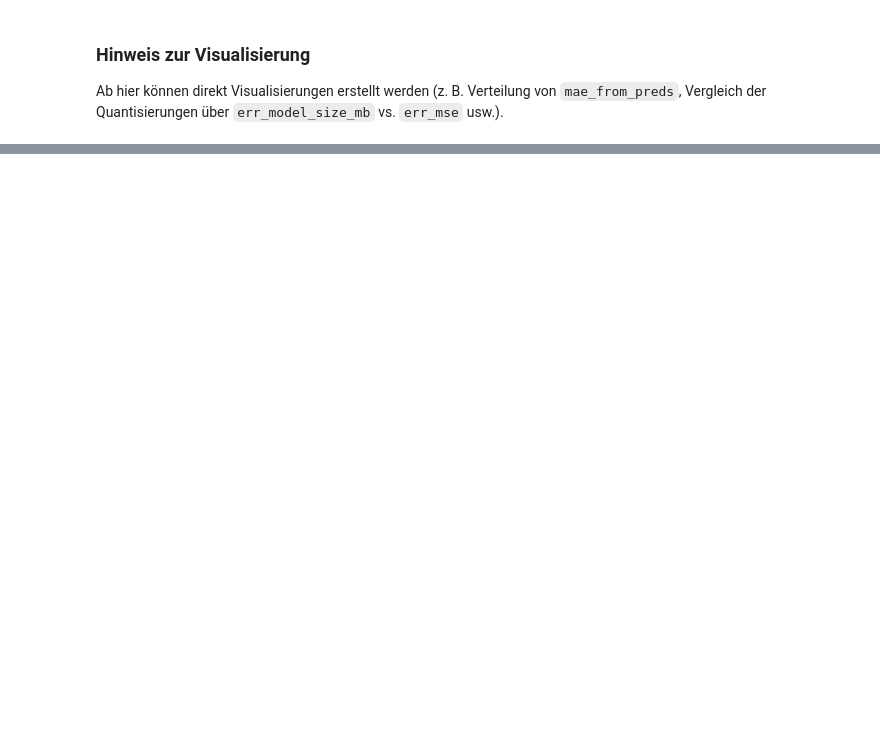
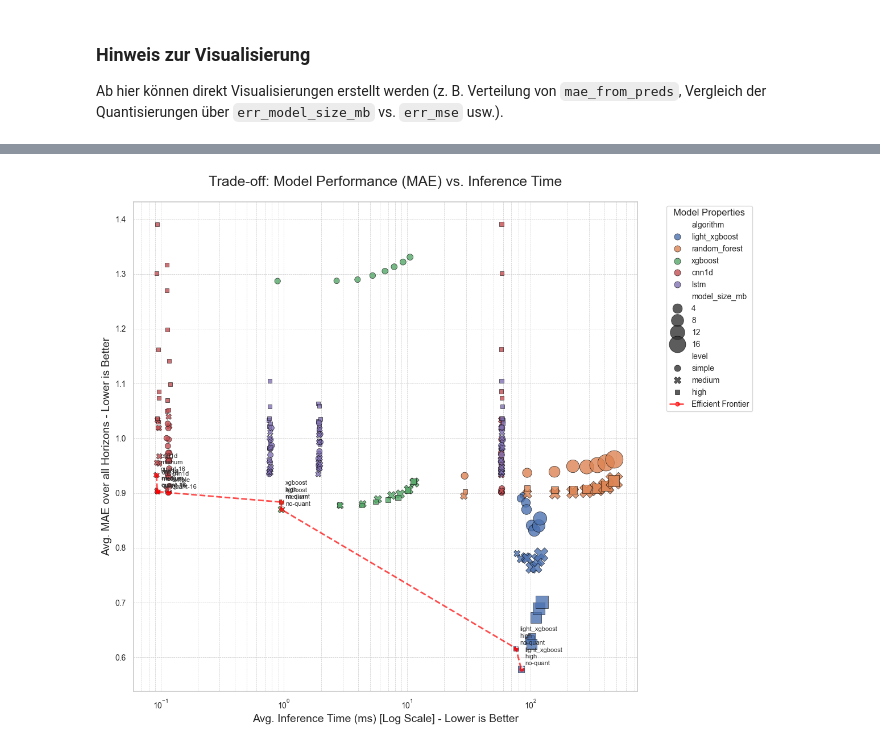
Before and after one commit to EricG99/ML_Edge_Device, a Jupyter notebook: evaluation/Experiment_Summary_Aggregator_UPDATED.ipynb, the cells around one changed output, grey strips where cells are left out. Cells and saved outputs as stored; diff of their text form; code cells hidden in the pictures; blank space fills up the shorter version.

```diff
--- a/evaluation/Experiment_Summary_Aggregator_UPDATED.ipynb
+++ b/evaluation/Experiment_Summary_Aggregator_UPDATED.ipynb
@@ -70,0 +216,84 @@ Ab hier können direkt Visualisierungen erstellt werden (z. B. Verteilung von
+# %%
+import pandas as pd
+import matplotlib.pyplot as plt
+import seaborn as sns
+import numpy as np
+
+# Load the dataset
+df = tile
+# --- Plotting ---
+plt.figure(figsize=(14, 10))
+
+# Use seaborn for a rich scatter plot that handles legends well
+ax = sns.scatterplot(
+    data=df,
+    x='avg_inference_time_ms',
+    y='mae_all_avg_from_preds',
+    hue='algorithm',
+    style='level',
+    size='model_size_mb',
+    sizes=(50, 500), # Range of bubble sizes
+    palette='deep',
+    alpha=0.8,
+    edgecolor='black',
+    linewidth=0.5
+)
+
+# --- Enhancements ---
+plt.title('Trade-off: Model Performance (MAE) vs. Inference Time', fontsize=18, pad=20)
+plt.xlabel('Avg. Inference Time (ms) - Lower is Better', fontsize=14)
+plt.ylabel('Avg. MAE over all Horizons - Lower is Better', fontsize=14)
+
+# Use a logarithmic scale for the x-axis if the values have a wide range
+# Check if the range is large enough to warrant a log scale
+if df['avg_inference_time_ms'].max() / df['avg_inference_time_ms'].min() > 10:
+    plt.xscale('log')
+    plt.xlabel('Avg. Inference Time (ms) [Log Scale] - Lower is Better', fontsize=14)
+
+
+# Find and annotate the "Pareto front" points
+# A point is on the front if no other point is better on both axes (lower x and lower y)
+pareto_front = []
+for index, row in df.iterrows():
+    is_pareto = True
+    # Check if any other point dominates this one
+    for i2, r2 in df.iterrows():
+        if i2 != index:
+            if r2['avg_inference_time_ms'] <= row['avg_inference_time_ms'] and r2['mae_all_avg_from_preds'] <= row['mae_all_avg_from_preds']:
+                # Strict dominance check (better on at least one axis)
+                if r2['avg_inference_time_ms'] < row['avg_inference_time_ms'] or r2['mae_all_avg_from_preds'] < row['mae_all_avg_from_preds']:
+                    is_pareto = False
+                    break
+    if is_pareto:
+        pareto_front.append(row)
+
+if pareto_front:
+    df_pareto = pd.DataFrame(pareto_front)
+    df_pareto = df_pareto.sort_values(by='avg_inference_time_ms')
+
+    # Plot the Pareto front line
+    plt.plot(df_pareto['avg_inference_time_ms'], df_pareto['mae_all_avg_from_preds'], color='red', linestyle='--', marker='o', markersize=5, alpha=0.7, label='Efficient Frontier')
+
+    # Annotate points on the front
+    for index, row in df_pareto.iterrows():
+        label = f"{row['algorithm']}\n{row['level']}\n{row['quant_mode']}"
+        plt.annotate(label,
+                     (row['avg_inference_time_ms'], row['mae_all_avg_from_preds']),
+                     textcoords="offset points",
+                     xytext=(5,5),
+                     ha='left',
+                     fontsize=8,
+                     arrowprops=dict(arrowstyle="->", connectionstyle="arc3,rad=.2"))
+
+
+# Adjust legend position
+plt.legend(bbox_to_anchor=(1.05, 1), loc='upper left', title='Model Properties')
+
+plt.grid(True, which='both', linestyle='--', linewidth=0.5)
+plt.tight_layout(rect=[0, 0, 0.85, 1]) # Adjust layout for legend
+
+# Save the plot
+plt.savefig('tradeoff_performance_vs_time.png', bbox_inches='tight')
+
+print("Trade-off scatter plot has been generated and saved as 'tradeoff_performance_vs_time.png'.")
+# %% [output]
@@ -70,0 +301 @@ Ab hier können direkt Visualisierungen erstellt werden (z. B. Verteilung von
+[figure, added]
```
Also changed, not shown: parts of 6 cells of this notebook, 31 other files.
